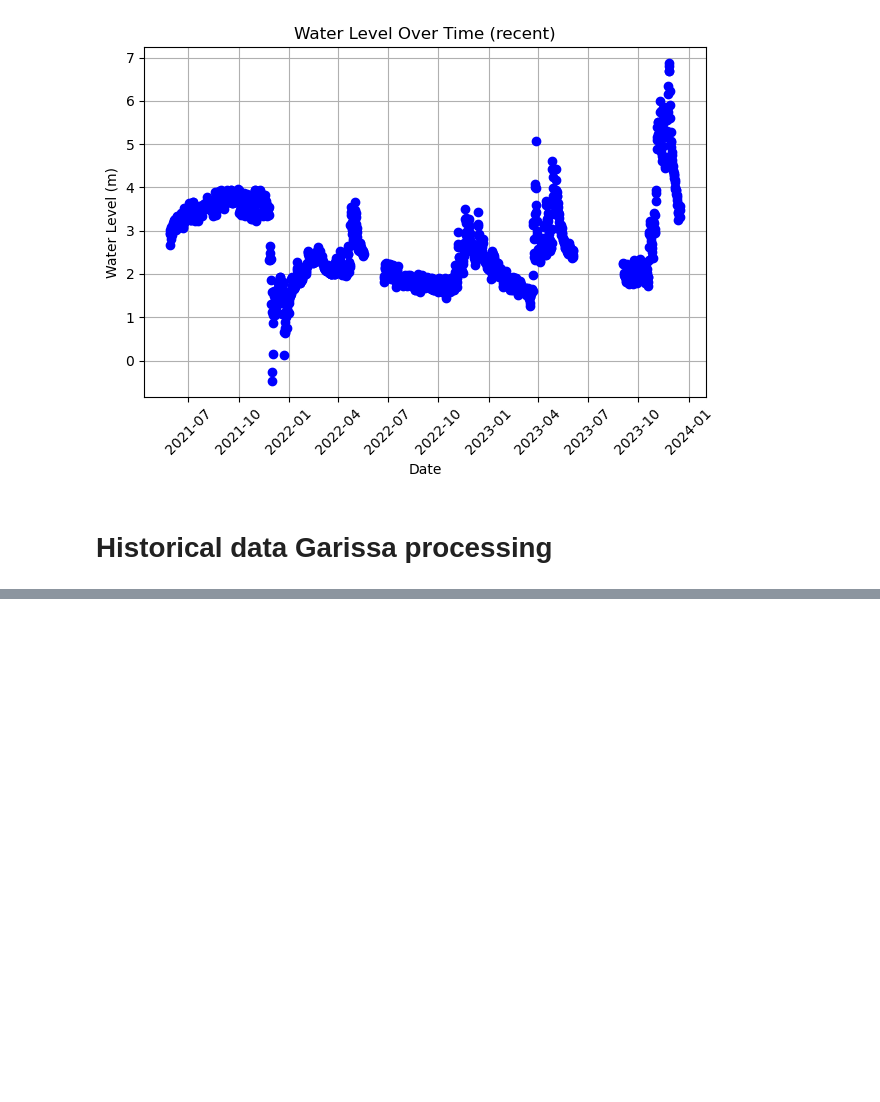
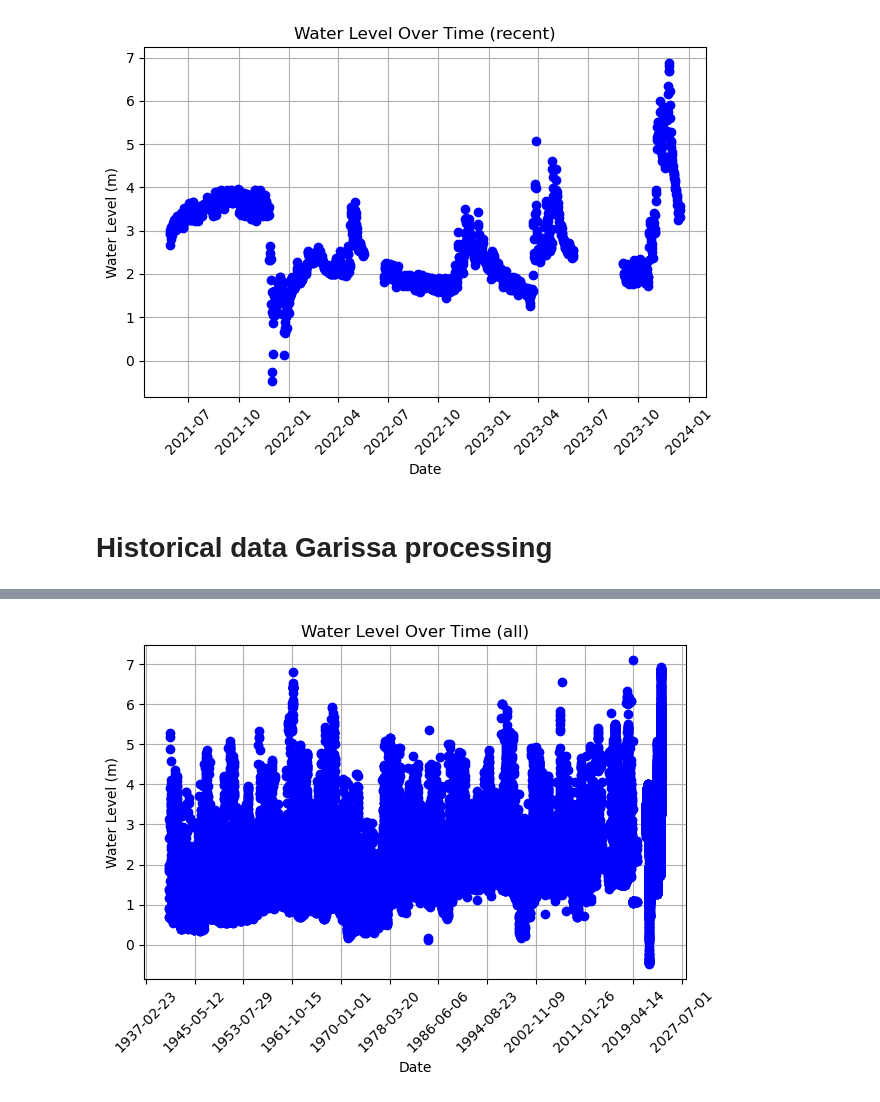
Before and after one commit to pjdebruijn2505/Git_mdp, a Jupyter notebook: data_processing/data_processing_Garissa.ipynb, the cells around one changed output, grey strips where cells are left out. Cells and saved outputs as stored; diff of their text form; code cells hidden in the pictures; blank space fills up the shorter version.

```diff
--- a/data_processing/data_processing_Garissa.ipynb
+++ b/data_processing/data_processing_Garissa.ipynb
@@ -66,7 +66,7 @@ def remove_row(df_garissa_matched, df_garissa_discharge):
 # and adds it to a new dataset containing the matched data in a new dataframe. This dataframe will contain three
 # columns: water level, discharge and a timestamp.
 
-run_recent_tana = False #Change to true if needed.
+run_recent_tana = True #Change to true if needed.
 
 if run_recent_tana == True:
     unready = True
@@ -158,0 +163,17 @@ df_garissa_his.to_csv(path, index = False)
+# %%
+matched_data.columns.values[0] = 'date'
+Garissa_data_all = pd.concat([df_garissa_his, matched_data], axis=0)
+Garissa_data_all.head()
+# %%
+n = 1  # Plot every nth data point
+plt.plot(Garissa_data_all['date'][::n], Garissa_data_all['waterlevel[m]'][::n], marker='o', linestyle='', color='b')
+plt.xlabel('Date')
+plt.ylabel('Water Level (m)')
+plt.title('Water Level Over Time (all)')
+plt.xticks(rotation=45)
+plt.gca().xaxis.set_major_locator(MaxNLocator(nbins=12)) # prevent each date from being printed, maximum 12 now
+plt.grid(True)
+plt.tight_layout()
+plt.show()
+# %% [output]
+[figure, added]
```
Also changed, not shown: parts of 5 cells of this notebook, 2 other files.
